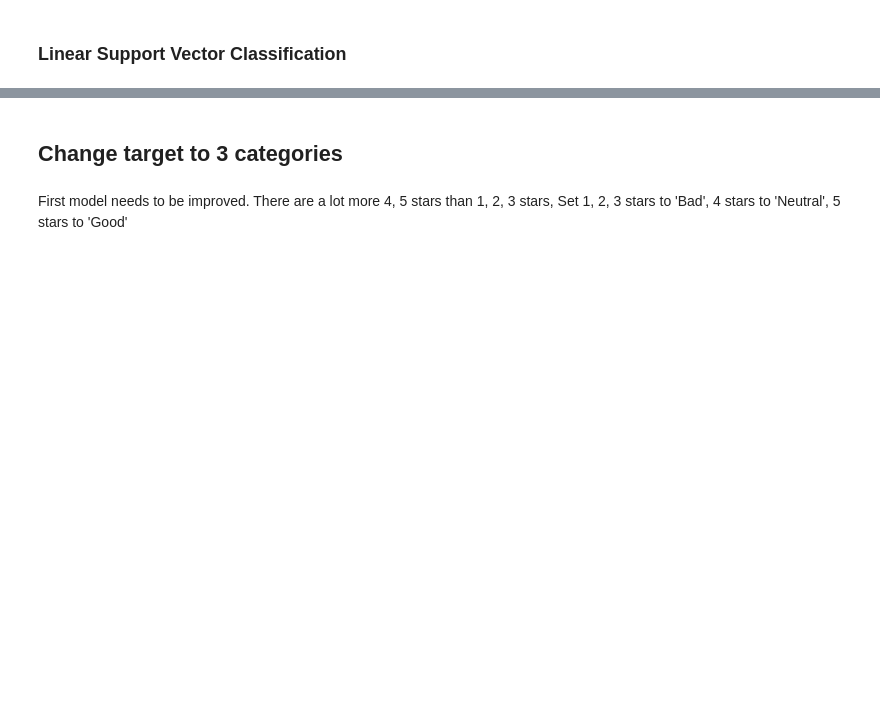
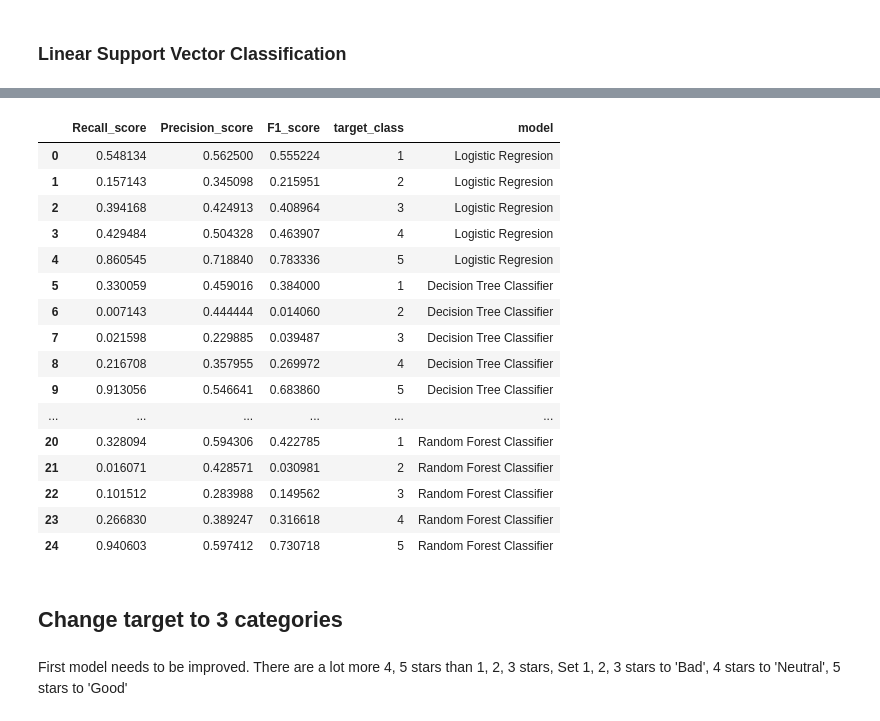
Before and after one commit to Cristinamulas/Text-Classification-And-Sentiment-Analysis-On-Hotel-Reviews, a Jupyter notebook: Text classification models.ipynb, the cells around one changed output, grey strips where cells are left out. Saved outputs shown, nothing was run; the diff lists cells and outputs as text; code cells hidden in the pictures; blank space fills up the shorter version.

```diff
--- a/Text classification models.ipynb
+++ b/Text classification models.ipynb
@@ -290,38 +204,5 @@ df_metrix
 # %% [markdown]
 ## Hyperparameters tunning in classifiers
-# %%
-def clf_grid(model ,col,col1, parameteres):
-    start = timeit.timeit()
-    """It takes two columns and a classifier, split the data into traing and testing, vectorize it, remove irrlevant features using and implemnt a ca
-    classifier using a pipeline,then implenet Grid Search and return a dictionary with accuracy, precions and recall f_1 socre and running time"""
-
-
-    X_train, X_test, y_train, y_test = train_test_split(df['Reviews_tokenize_join'] ,df['target'], test_size=0.3, random_state = 42)
-
-    pipeline = Pipeline([('vect', TfidfVectorizer(ngram_range=(1, 2), stop_words="english", sublinear_tf=True)),
-                         ('chi',  SelectKBest(chi2, k=10000)),
-                         ('clf', model)])
-
-    grid = GridSearchCV(pipeline, param_grid=parameteres, cv=5)
-    grid.fit(X_train, y_train)
-#     m_best = grid.best_estimator_ maybe used?
-    y_pred = m_best.predict(X_test)
-
-    end = timeit.timeit()
-    final_time = start - end
-
-    list_names = ['Model','Accuracy_score','Recall_score','Precision_score','F1_score', 'Time']
-    score_list = []
-    accuracy = accuracy_score(y_test, y_pred)
-    recall = recall_score(y_test, y_pred,average=None, pos_label='Good')
-    precision = precision_score(y_test, y_pred,average=None, pos_label='Good')
-    f_1 = f1_score(y_test , y_pred,average=None, pos_label='Good')
-#     roc_auc = metrics.roc_auc_score(y_test, preds)
-    final_time = start - end
-
-    score_list.extend([model,accuracy,recall,precision,f_1,final_time])
-    dictionary = dict(zip(list_names, score_list))
-    return dictionary
 # %% [markdown]
 ### Logistic Regresion with GridSearchCV
 # %%
@@ -358,5 +236,5 @@ dt_multi_grid = clf_grid(DecisionTreeClassifier(),df,'Reviews_tokenize_join', 't
     'clf__criterion': ['gini', 'entropy'],
     'clf__max_depth': [None, 2, 3, 4, 5, 6],
     'clf__min_samples_split': [2, 5, 10],
-    'clf__min_samples_leaf': [1, 2, 3, 4, 5, 6]
+    'clf__min_samples_leaf': [1, 2, 3, 4]
 })
@@ -390,0 +281,4 @@ svc_multi_grid
+# %%
+l= [lg_multi_grid, dt_multi_grid, nb_muti_grid  , svc_multi_grid, rf_multi_grid]
+df_results_multi_grid = table_results(l)
+df_results_multi_grid.loc[: , ['Accuracy_score', 'Time']]
@@ -391,3 +293,25 @@ svc_multi_grid
+# %%
+df_metrix_multi_grid = unnest_df(df_results_multi_grid)
+# %%
+df_metrix_multi_grid
+# %% [output]
+|  | Recall_score | Precision_score | F1_score | target_class | model |
+| 0 | 0.548134 | 0.562500 | 0.555224 | 1 | Logistic Regresion |
+| 1 | 0.157143 | 0.345098 | 0.215951 | 2 | Logistic Regresion |
+| 2 | 0.394168 | 0.424913 | 0.408964 | 3 | Logistic Regresion |
+| 3 | 0.429484 | 0.504328 | 0.463907 | 4 | Logistic Regresion |
+| 4 | 0.860545 | 0.718840 | 0.783336 | 5 | Logistic Regresion |
+| 5 | 0.330059 | 0.459016 | 0.384000 | 1 | Decision Tree Classifier |
+| 6 | 0.007143 | 0.444444 | 0.014060 | 2 | Decision Tree Classifier |
+| 7 | 0.021598 | 0.229885 | 0.039487 | 3 | Decision Tree Classifier |
+| 8 | 0.216708 | 0.357955 | 0.269972 | 4 | Decision Tree Classifier |
+| 9 | 0.913056 | 0.546641 | 0.683860 | 5 | Decision Tree Classifier |
+| ... | ... | ... | ... | ... | ... |
+| 20 | 0.328094 | 0.594306 | 0.422785 | 1 | Random Forest Classifier |
+| 21 | 0.016071 | 0.428571 | 0.030981 | 2 | Random Forest Classifier |
+| 22 | 0.101512 | 0.283988 | 0.149562 | 3 | Random Forest Classifier |
+| 23 | 0.266830 | 0.389247 | 0.316618 | 4 | Random Forest Classifier |
+| 24 | 0.940603 | 0.597412 | 0.730718 | 5 | Random Forest Classifier |
 # %% [markdown]
 ## Change target to 3 categories
 # %% [markdown]
```
Also changed, not shown: parts of 65 cells of this notebook.
